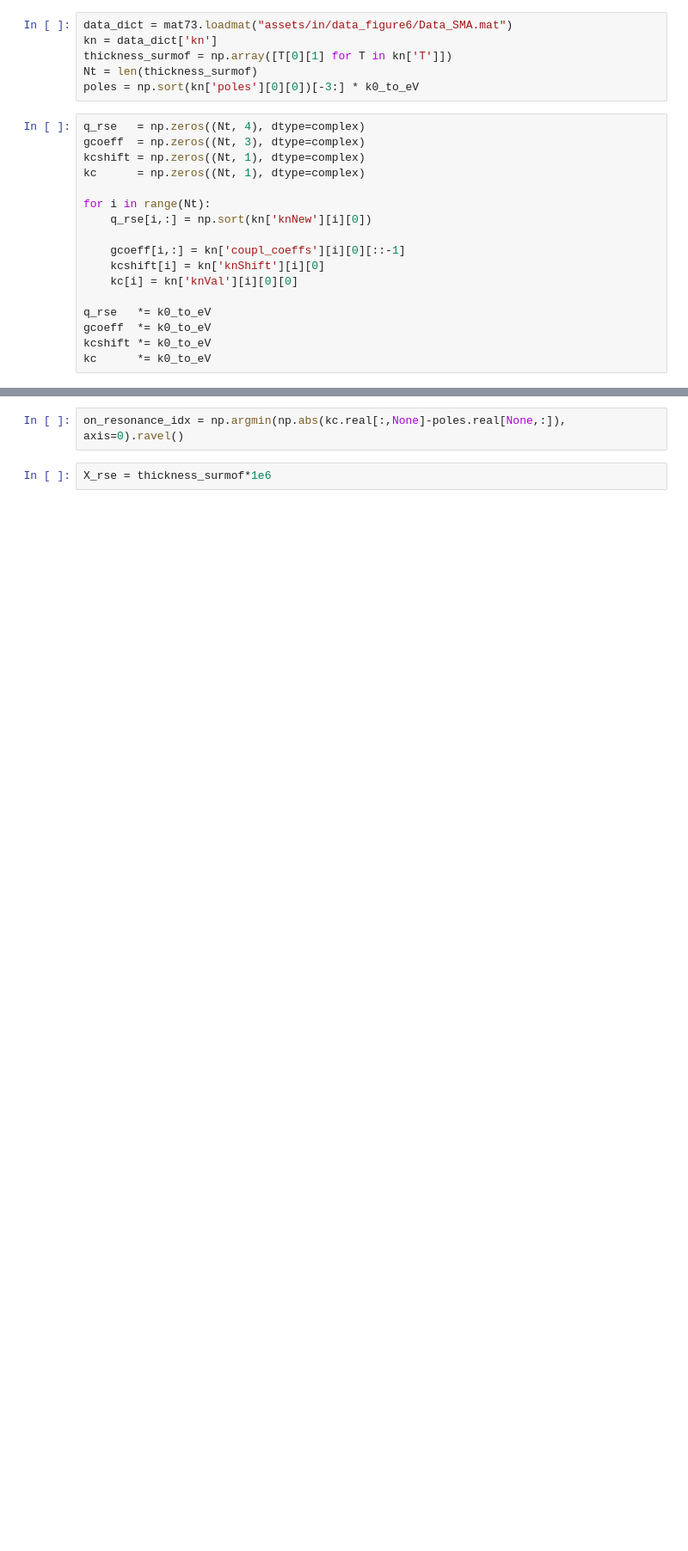
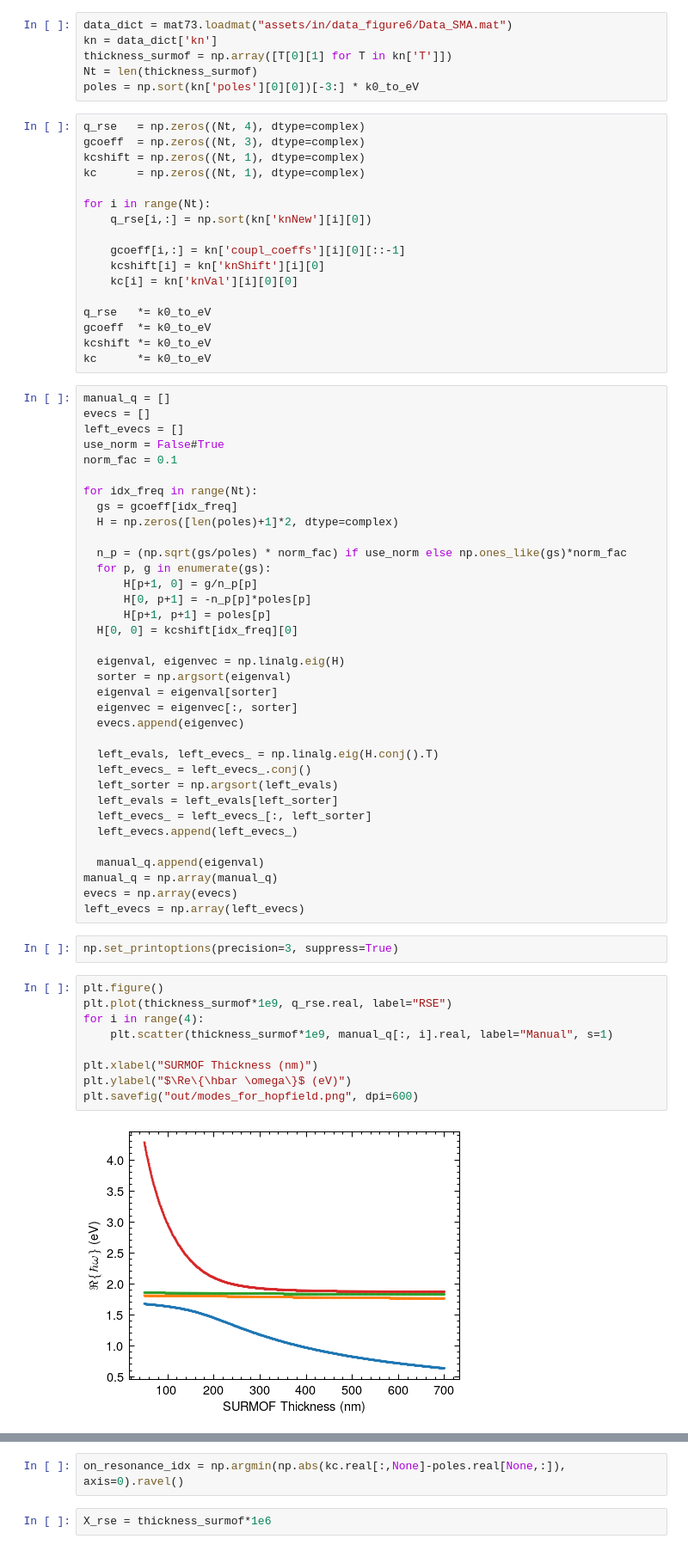
Before and after one commit to jan-david-fischbach/agsurmof, a Jupyter notebook: qnmsc/plot_figure_6.ipynb, the cells around one changed output, grey strips where cells are left out. Shown at 86% size. Cells and saved outputs as stored; diff of their text form; blank space fills up the shorter version.

```diff
--- a/qnmsc/plot_figure_6.ipynb
+++ b/qnmsc/plot_figure_6.ipynb
@@ -37,3 +37,51 @@ q_rse   *= k0_to_eV
 gcoeff  *= k0_to_eV
 kcshift *= k0_to_eV
 kc      *= k0_to_eV
+# %%
+manual_q = []
+evecs = []
+left_evecs = []
+use_norm = False#True
+norm_fac = 0.1
+
+for idx_freq in range(Nt):
+  gs = gcoeff[idx_freq]
+  H = np.zeros([len(poles)+1]*2, dtype=complex)
+
+  n_p = (np.sqrt(gs/poles) * norm_fac) if use_norm else np.ones_like(gs)*norm_fac
+  for p, g in enumerate(gs):
+      H[p+1, 0] = g/n_p[p]
+      H[0, p+1] = -n_p[p]*poles[p]
+      H[p+1, p+1] = poles[p]
+  H[0, 0] = kcshift[idx_freq][0]
+
+  eigenval, eigenvec = np.linalg.eig(H)
+  sorter = np.argsort(eigenval)
+  eigenval = eigenval[sorter]
+  eigenvec = eigenvec[:, sorter]
+  evecs.append(eigenvec)
+
+  left_evals, left_evecs_ = np.linalg.eig(H.conj().T)
+  left_evecs_ = left_evecs_.conj()
+  left_sorter = np.argsort(left_evals)
+  left_evals = left_evals[left_sorter]
+  left_evecs_ = left_evecs_[:, left_sorter]
+  left_evecs.append(left_evecs_)
+
+  manual_q.append(eigenval)
+manual_q = np.array(manual_q)
+evecs = np.array(evecs)
+left_evecs = np.array(left_evecs)
+# %%
+np.set_printoptions(precision=3, suppress=True)
+# %%
+plt.figure()
+plt.plot(thickness_surmof*1e9, q_rse.real, label="RSE")
+for i in range(4):
+    plt.scatter(thickness_surmof*1e9, manual_q[:, i].real, label="Manual", s=1)
+
+plt.xlabel("SURMOF Thickness (nm)")
+plt.ylabel("$\Re\{\hbar \omega\}$ (eV)")
+plt.savefig("out/modes_for_hopfield.png", dpi=600)
+# %% [output]
+[figure, added]
```
Also changed, not shown: parts of 3 cells of this notebook, 6 other files.
